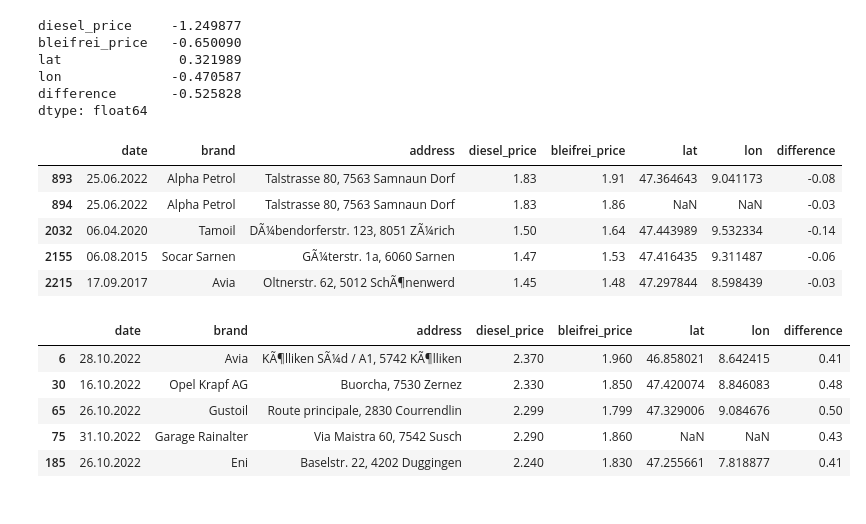
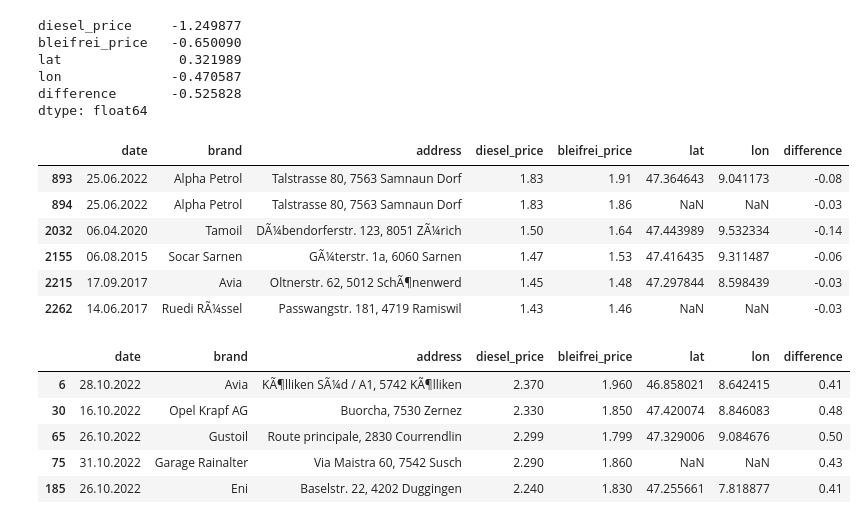
Before and after one commit to m011018/TS, a Jupyter notebook: Master/master_doc.ipynb, the cells around one changed output. Drawn from its saved outputs; the diff is of its cells as text; code cells hidden in the pictures.

```diff
--- a/Master/master_doc.ipynb
+++ b/Master/master_doc.ipynb
@@ -137,15 +143,16 @@ lon              -0.470587
 difference       -0.525828
 dtype: float64
 # %%
-# low diffrenc | difference on the otherside
-df[df.difference <= -0.03].head()
+# low diffrence | difference on the otherside
+df[df.difference <= -0.03]
 # %% [output]
 |  | date | brand | address | diesel_price | bleifrei_price | lat | lon | difference |
 | 893 | 25.06.2022 | Alpha Petrol | Talstrasse 80, 7563 Samnaun Dorf | 1.83 | 1.91 | 47.364643 | 9.041173 | -0.08 |
 | 894 | 25.06.2022 | Alpha Petrol | Talstrasse 80, 7563 Samnaun Dorf | 1.83 | 1.86 | NaN | NaN | -0.03 |
 | 2032 | 06.04.2020 | Tamoil | DÃ¼bendorferstr. 123, 8051 ZÃ¼rich | 1.50 | 1.64 | 47.443989 | 9.532334 | -0.14 |
 | 2155 | 06.08.2015 | Socar Sarnen | GÃ¼terstr. 1a, 6060 Sarnen | 1.47 | 1.53 | 47.416435 | 9.311487 | -0.06 |
 | 2215 | 17.09.2017 | Avia | Oltnerstr. 62, 5012 SchÃ¶nenwerd | 1.45 | 1.48 | 47.297844 | 8.598439 | -0.03 |
+| 2262 | 14.06.2017 | Ruedi RÃ¼ssel | Passwangstr. 181, 4719 Ramiswil | 1.43 | 1.46 | NaN | NaN | -0.03 |
 # %%
 # high difference
 df[df.difference >= 0.41].head()
```
Also changed, not shown: parts of 26 cells of this notebook.
